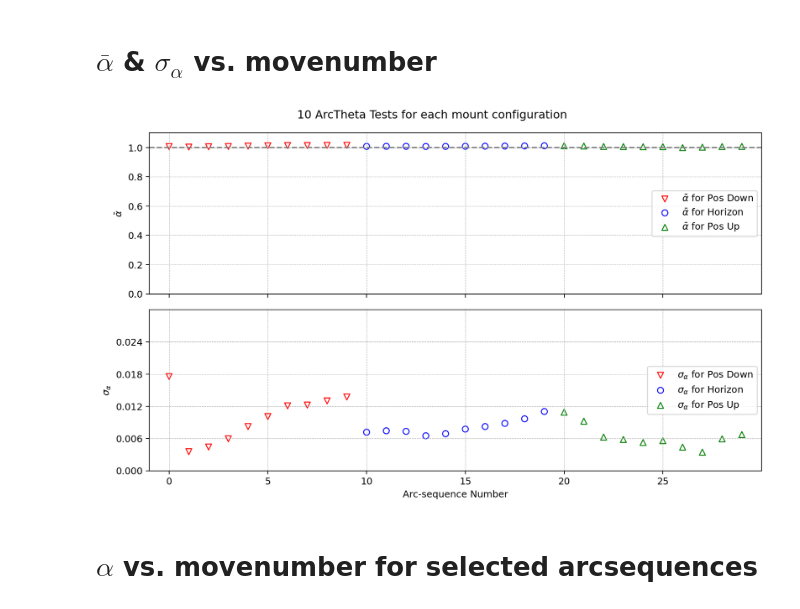
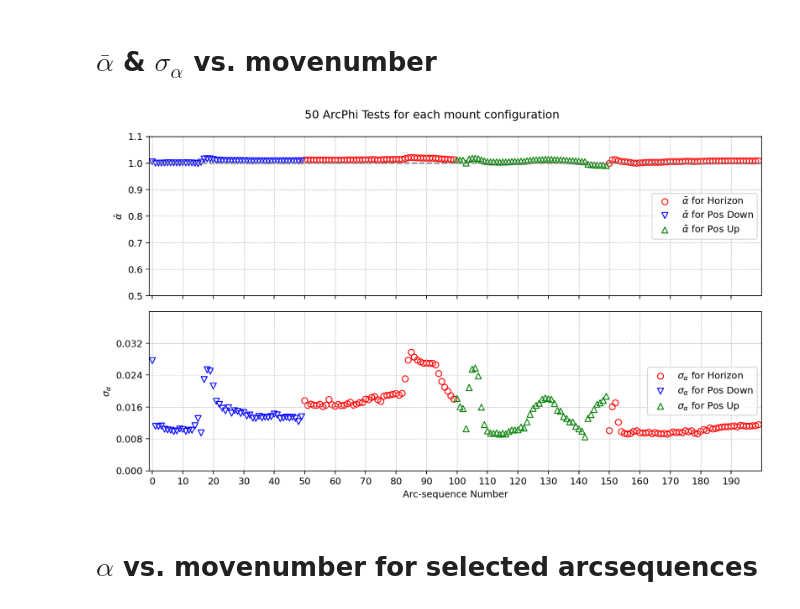
Before and after one commit to SSantosLab/DESI-QA, a Jupyter notebook: calib/Testing Figures - long-arc tests of linear phi.ipynb, the cells around one changed output. Saved outputs shown, nothing was run; the diff lists cells and outputs as text; code cells hidden in the pictures.

```diff
--- a/calib/Testing Figures - long-arc tests of linear phi.ipynb
+++ b/calib/Testing Figures - long-arc tests of linear phi.ipynb
@@ -14,7 +14,7 @@ import find_center as fc
 from spotfinder import spotfinder
 from xylib import calc_movetables as cm
 
-figPath = '/home/msdos/DESI-QA/output/figures/LinPhiTests/10ArcThetaTest/'
+figPath = '/home/msdos/DESI-QA/output/figures/LinPhiTests/50ArcPhiTest_v2/'
 # %% [markdown]
 # Defining pertinent functions
 # %%
@@ -457,10 +457,10 @@ df
 # $\sigma_{pix}$ and fiducial drift as a function of mount position
 # %%
 MountConfigs = np.unique(df['MountConfiguration'])
-MountConfigs = [MountConfigs[1],MountConfigs[0],MountConfigs[2]] # REORDER TO GET THE CONFIGS IN CHRONOLOGICAL ORDER
+# MountConfigs = [MountConfigs[1],MountConfigs[0],MountConfigs[2]] # REORDER TO GET THE CONFIGS IN CHRONOLOGICAL ORDER
 colors = ['#e41a1c','#377eb8','#4daf4a']
 pointmarkers = ["v",'o','^']
 refs = [39.5,30.5]
 legendloc=0
-title = "Fiducial Drift of 10 ArcTheta Iterations with 3 mount configurations"
-save=True
+title = "Fiducial Drift of 50 ArcPhi Iterations with 4 mount configurations"
+save=False
@@ -557,17 +561,17 @@ plt.show()
 # $\bar{\alpha}$ & $\sigma_{\alpha}$ vs. movenumber
 # %%
 save= True
-title = '10 ArcTheta Tests for each mount configuration'
+title = '50 ArcPhi Tests for each mount configuration'
 
-pointmarkers = ["v",'o','^']
+pointmarkers = ["o",'v','^']
 markersize = 40
 # %%
 fig,axs = plt.subplots(2,1,figsize=[10,6],sharex=True)
 
 fig.suptitle(title)
 
-ylimit = [0.0,1.1]
-ystep = 0.2
+ylimit = [0.5,1.1]
+ystep = 0.1
 
 axs[0].grid(linestyle='--',linewidth=0.5)
 axs[0].hlines(1,-1,len(np.unique(df['ArcSession']))+1,linestyle='--',colors='grey')
@@ -587,38 +591,38 @@ axs[0].set_yticks(np.arange(ylimit[0],ylimit[1],step=ystep))
 axs[0].set_ylim(ylimit[0],ylimit[1])
 axs[0].legend(loc=5)
 
-ylimit = [0,0.03]
+ylimit = [0,0.04]
 ystep = (ylimit[1]-ylimit[0])/5
 
 axs[1].grid(linestyle='--',linewidth=0.5)
 axs[1].set_xlim(-1,max(df['ArcSession'])+1)
 axs[1].set_xlabel("Arc-sequence Number")
 axs[1].set_ylabel(r"$\sigma_{\alpha}}$")
-axs[1].set_xticks(np.arange(0,len(np.unique(df['ArcSession'])),step=5))
+axs[1].set_xticks(np.arange(0,len(np.unique(df['ArcSession'])),step=10))
 
 for j in range(len(MountConfigs)):
     msk = df["MountConfiguration"]==MountConfigs[j]
 
     res, ind = np.unique(df[msk]["StdAlpha"], return_index=True)
     mean_std_arr = res[np.argsort(ind)]
 
     res2, ind2 = np.unique(df[msk]["ArcSession"], return_index=True)
 
     axs[1].scatter(res2,mean_std_arr,label=r"$\sigma_{\alpha}$ for "+MountConfigs[j],marker=pointmarkers[j],
                    color=colors[j],s=markersize,facecolors='none')
 
 axs[1].set_yticks(np.arange(ylimit[0],ylimit[1],step=ystep))
 axs[1].set_ylim(ylimit[0],ylimit[1])
 axs[1].legend(loc=5)
 
 fig.tight_layout()
 
 if save:
     plt.savefig(figPath+title+'.jpg',dpi=180)
 
 plt.show()
 # %% [output]
-[figure, old version]
+[figure, new version]
 # %% [markdown]
 # $\alpha$ vs. movenumber for selected arcsequences
 # %%
```
Also changed, not shown: parts of 11 cells of this notebook, 9 other files.
